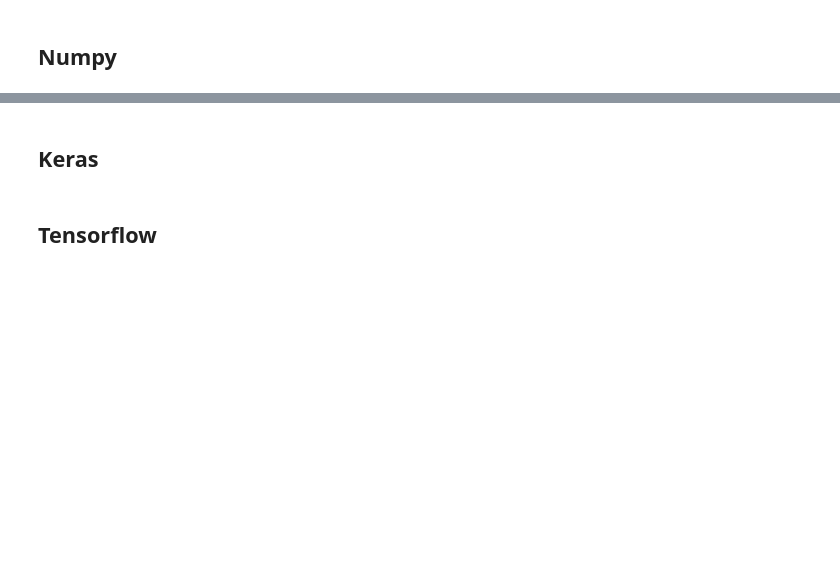
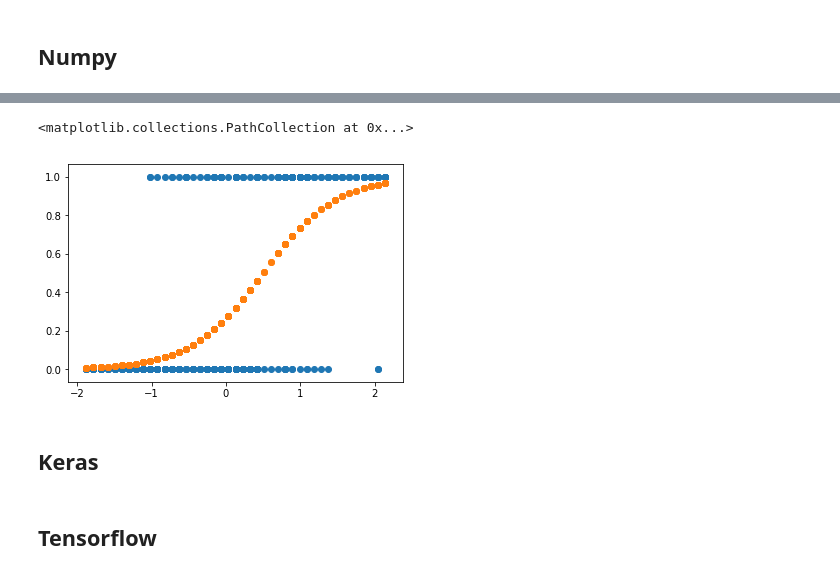
Before and after one commit to arnaldog12/Manual-Pratico-Deep-Learning, a Jupyter notebook: Neurônio Sigmoid.ipynb, the cells around one changed output, grey strips where cells are left out. Saved outputs shown, nothing was run; the diff lists cells and outputs as text; code cells hidden in the pictures; blank space fills up the shorter version.

```diff
--- a/Neurônio Sigmoid.ipynb
+++ b/Neurônio Sigmoid.ipynb
@@ -57,18 +61,24 @@ plt.ylabel('comprou?')
+# %%
+def sigmoid(x, derivative=False):
+    if derivative:
+        y = sigmoid(x)
+        return y*(1-y)
+    else:
+        return 1.0/(1.0 + np.exp(-x))
 # %% [markdown]
 ## Numpy
 # %%
 D = x.shape[1]
-w = 2*np.random.random((1, D))-1
-b = 2*np.random.random()-1
+w = 2*np.random.random((1, D))-1 # [1x1]
+b = 2*np.random.random()-1       # [1x1]
 
-learning_rate = 1e-2
-
-for step in range(51):
-    y_pred = np.dot(x, w.T) + b
-    #y_pred = np.where(y_pred > 0, 1, 0)
-    error = y - y_pred
-    w = w + learning_rate*np.dot(error.T, x)
-    b = b + learning_rate*np.sum(error)
+for step in range(101):
+    z = np.dot(x, w.T) + b # [400x1]
+    y_pred = sigmoid(z)    # [400x1]
+    error = y - y_pred  # [400x1]
+    dydz = error*y_pred*(1-y_pred)
+    w = w + 0.01*np.dot(dydz.T, x)
+    b = b + 0.01*dydz.sum()
 
     if step%10 == 0:
         print('step {0}: {1}'.format(step, np.sum(error)))
@@ -77,0 +102,6 @@ print('b: ', b)
+# %%
+plt.scatter(x, y)
+plt.scatter(x, y_pred, cmap='red')
+# %% [output]
+<matplotlib.collections.PathCollection at 0x...>
+[figure, added]
```
Also changed, not shown: parts of 7 cells of this notebook.
